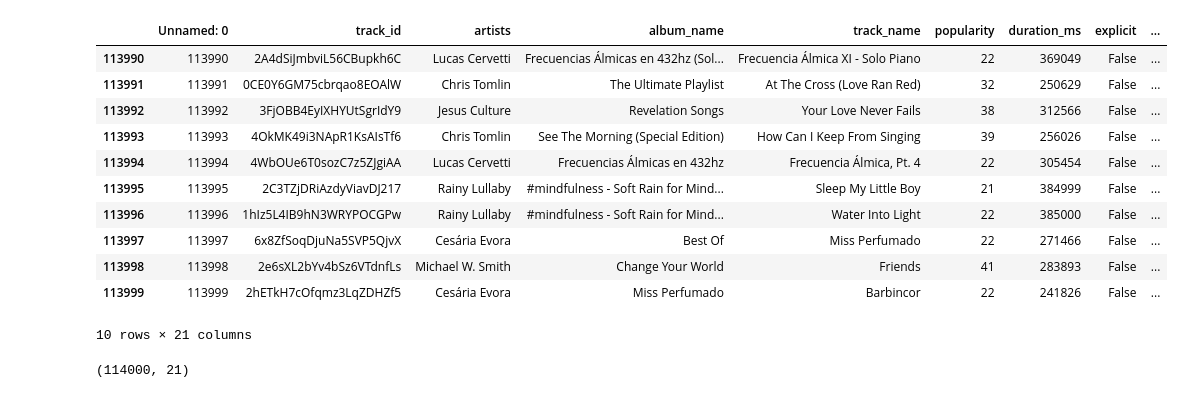
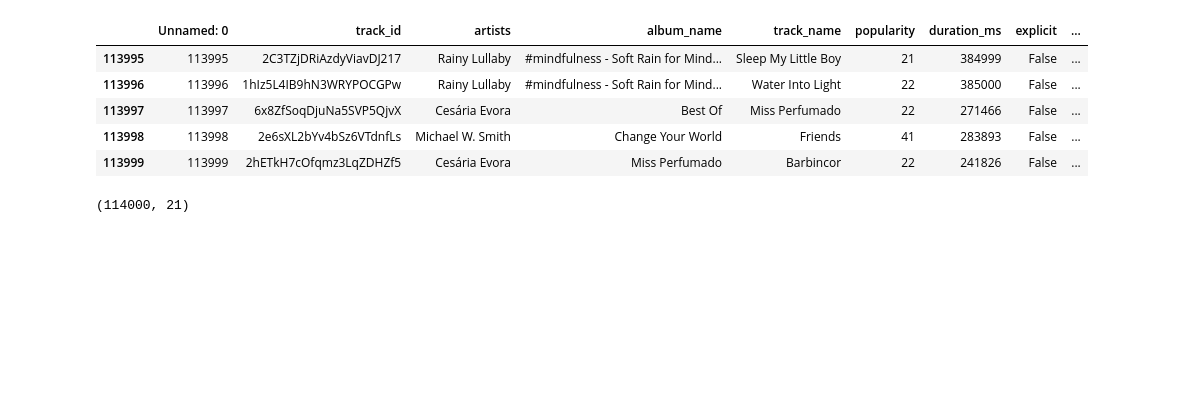
Before and after one commit to CamFuenzalidaC/GuerrerosZ, a Jupyter notebook: Primera_evaluacion.ipynb, the cells around one changed output. Drawn from its saved outputs; the diff is of its cells as text; code cells hidden in the pictures; blank space fills up the shorter version.

```diff
--- a/Primera_evaluacion.ipynb
+++ b/Primera_evaluacion.ipynb
@@ -6,3 +8,9 @@ import numpy as np
+# %%
+# Para ver todas las columnas sin cortes
+pd.set_option('display.max_columns', None)
+
+# Para ver todas las filas
+pd.set_option('display.max_rows', None)
 # %%
 url = "https://raw.githubusercontent.com/CamFuenzalidaC/GuerrerosZ/ce340033c05f2b38c72ffdbfad7d39d310892e07/Spotify_Music.csv"
 df = pd.read_csv(url)
@@ -24,18 +26,12 @@ df.head(10)#los primeros 10
 # %%
-df.tail(10) #podemos ver los ultimos 10 registros del dataset
+df.tail(5) #podemos ver los ultimos 10 registros del dataset
 # %% [output]
 |  | Unnamed: 0 | track_id | artists | album_name | track_name | popularity | duration_ms | explicit | ... |
-| 113990 | 113990 | 2A4dSiJmbviL56CBupkh6C | Lucas Cervetti | Frecuencias Álmicas en 432hz (Sol... | Frecuencia Álmica XI - Solo Piano | 22 | 369049 | False | ... |
-| 113991 | 113991 | 0CE0Y6GM75cbrqao8EOAlW | Chris Tomlin | The Ultimate Playlist | At The Cross (Love Ran Red) | 32 | 250629 | False | ... |
-| 113992 | 113992 | 3FjOBB4EyIXHYUtSgrIdY9 | Jesus Culture | Revelation Songs | Your Love Never Fails | 38 | 312566 | False | ... |
-| 113993 | 113993 | 4OkMK49i3NApR1KsAIsTf6 | Chris Tomlin | See The Morning (Special Edition) | How Can I Keep From Singing | 39 | 256026 | False | ... |
-| 113994 | 113994 | 4WbOUe6T0sozC7z5ZJgiAA | Lucas Cervetti | Frecuencias Álmicas en 432hz | Frecuencia Álmica, Pt. 4 | 22 | 305454 | False | ... |
 | 113995 | 113995 | 2C3TZjDRiAzdyViavDJ217 | Rainy Lullaby | #mindfulness - Soft Rain for Mind... | Sleep My Little Boy | 21 | 384999 | False | ... |
 | 113996 | 113996 | 1hIz5L4IB9hN3WRYPOCGPw | Rainy Lullaby | #mindfulness - Soft Rain for Mind... | Water Into Light | 22 | 385000 | False | ... |
 | 113997 | 113997 | 6x8ZfSoqDjuNa5SVP5QjvX | Cesária Evora | Best Of | Miss Perfumado | 22 | 271466 | False | ... |
 | 113998 | 113998 | 2e6sXL2bYv4bSz6VTdnfLs | Michael W. Smith | Change Your World | Friends | 41 | 283893 | False | ... |
 | 113999 | 113999 | 2hETkH7cOfqmz3LqZDHZf5 | Cesária Evora | Miss Perfumado | Barbincor | 22 | 241826 | False | ... |
-10 rows × 21 columns
 # %%
 df.shape # contas filas y columnas
 # %% [output]
```
Also changed, not shown: parts of 7 cells of this notebook.
